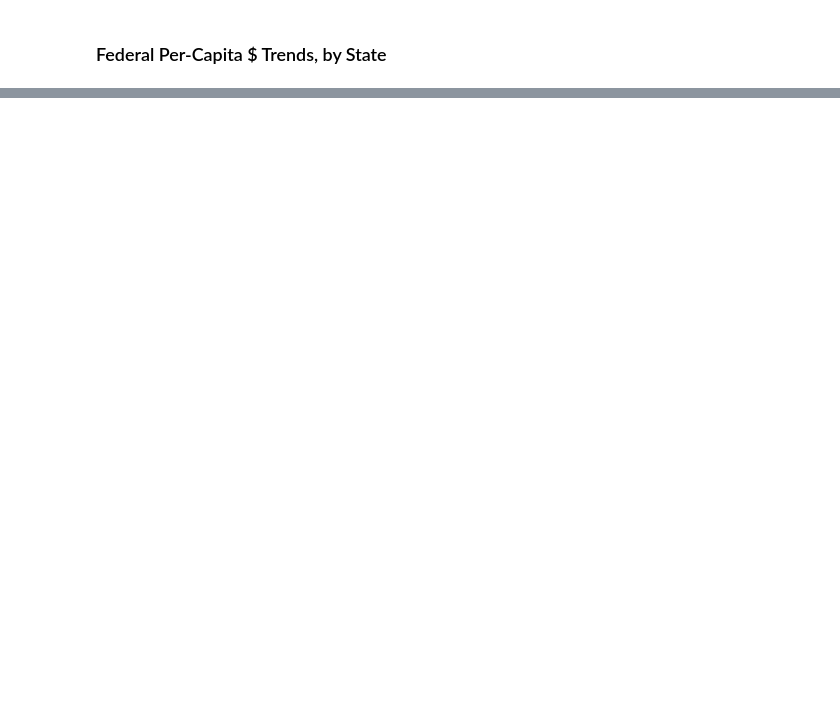
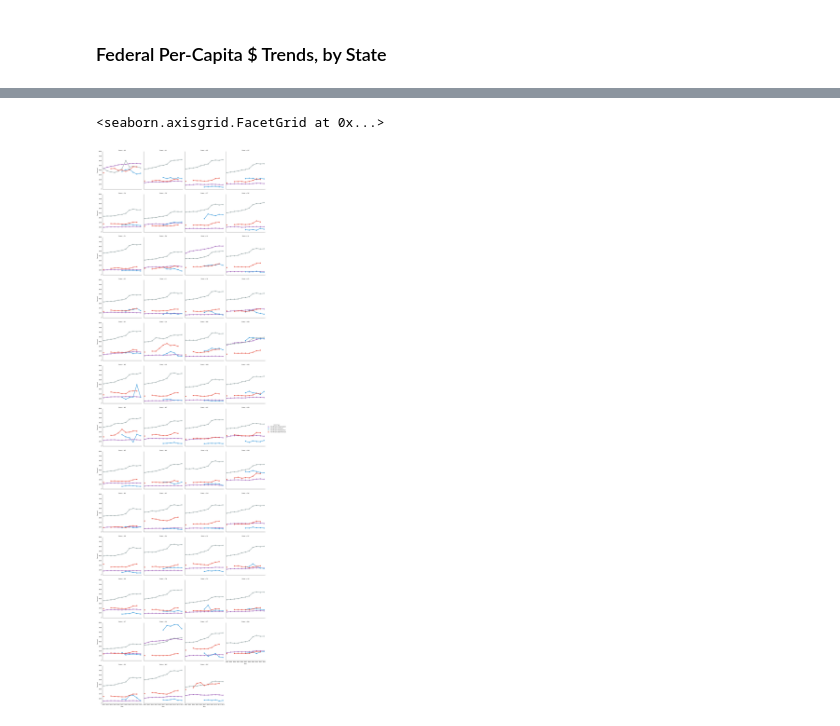
Before and after one commit to bsweger/nerdsummit, a Jupyter notebook: State Smart - Federal Funds in 50 States.ipynb, the cells around one changed output, grey strips where cells are left out. Drawn from its saved outputs; the diff is of its cells as text; code cells hidden in the pictures; blank space fills up the shorter version.

```diff
--- a/State Smart - Federal Funds in 50 States.ipynb
+++ b/State Smart - Federal Funds in 50 States.ipynb
@@ -237,0 +291,14 @@ sns.factorplot('year', 'amount', 'type', ma, kind='point', palette="OrRd")
+# %%
+#plot per-capita federal spending (by type) in the U.S.
+#exclude Washington, DC because its federal compensation numbers skew so high
+sns.set(style="white")
+flatui = ["#9b59b6", "#3498db", "#95a5a6", "#e74c3c", "#34495e", "#2ecc71"]
+sns.factorplot(
+    'Year', 'Amount', 'Fed $ Type',
+    spendtype_pc[spendtype_pc['State']<>'DC'],
+    col='State', col_wrap=4, kind='point',
+    palette=sns.color_palette(flatui)
+    )
+# %% [output]
+<seaborn.axisgrid.FacetGrid at 0x...>
+[figure, added]
```
Also changed, not shown: parts of 14 cells of this notebook.
